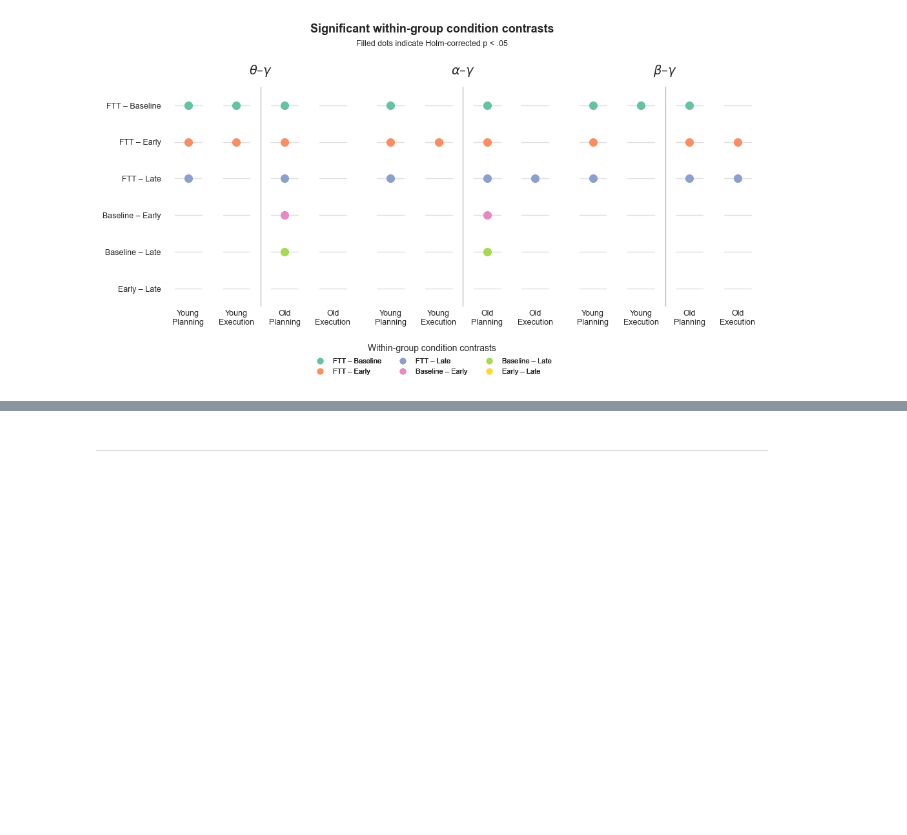
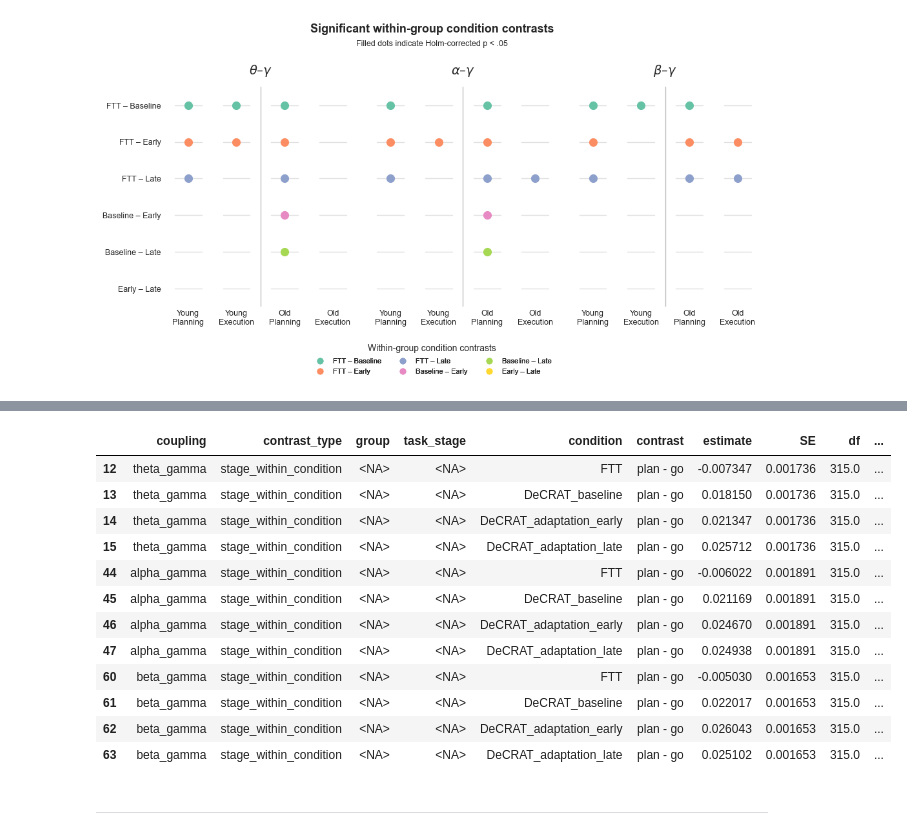
Before and after one commit to bonokat/motor_pac_aging, a Jupyter notebook: notebooks/4. PLOTS_MANUSCRIPT_erpac_lmm_no_roi.ipynb, the cells around one changed output, grey strips where cells are left out. Saved outputs shown, nothing was run; the diff lists cells and outputs as text; code cells hidden in the pictures; blank space fills up the shorter version.

```diff
--- a/notebooks/PLOTS_MANUSCRIPT_erpac_lmm_no_roi.ipynb
+++ b/notebooks/4. PLOTS_MANUSCRIPT_erpac_lmm_no_roi.ipynb
@@ -1098,3 +1373,19 @@ plt.show()
+# %%
+d
+# %% [output]
+|  | coupling | contrast_type | group | task_stage | condition | contrast | estimate | SE | df | ... |
+| 12 | theta_gamma | stage_within_condition | <NA> | <NA> | FTT | plan - go | -0.007347 | 0.001736 | 315.0 | ... |
+| 13 | theta_gamma | stage_within_condition | <NA> | <NA> | DeCRAT_baseline | plan - go | 0.018150 | 0.001736 | 315.0 | ... |
+| 14 | theta_gamma | stage_within_condition | <NA> | <NA> | DeCRAT_adaptation_early | plan - go | 0.021347 | 0.001736 | 315.0 | ... |
+| 15 | theta_gamma | stage_within_condition | <NA> | <NA> | DeCRAT_adaptation_late | plan - go | 0.025712 | 0.001736 | 315.0 | ... |
+| 44 | alpha_gamma | stage_within_condition | <NA> | <NA> | FTT | plan - go | -0.006022 | 0.001891 | 315.0 | ... |
+| 45 | alpha_gamma | stage_within_condition | <NA> | <NA> | DeCRAT_baseline | plan - go | 0.021169 | 0.001891 | 315.0 | ... |
+| 46 | alpha_gamma | stage_within_condition | <NA> | <NA> | DeCRAT_adaptation_early | plan - go | 0.024670 | 0.001891 | 315.0 | ... |
+| 47 | alpha_gamma | stage_within_condition | <NA> | <NA> | DeCRAT_adaptation_late | plan - go | 0.024938 | 0.001891 | 315.0 | ... |
+| 60 | beta_gamma | stage_within_condition | <NA> | <NA> | FTT | plan - go | -0.005030 | 0.001653 | 315.0 | ... |
+| 61 | beta_gamma | stage_within_condition | <NA> | <NA> | DeCRAT_baseline | plan - go | 0.022017 | 0.001653 | 315.0 | ... |
+| 62 | beta_gamma | stage_within_condition | <NA> | <NA> | DeCRAT_adaptation_early | plan - go | 0.026043 | 0.001653 | 315.0 | ... |
+| 63 | beta_gamma | stage_within_condition | <NA> | <NA> | DeCRAT_adaptation_late | plan - go | 0.025102 | 0.001653 | 315.0 | ... |
 # %% [markdown]
 _________________________________
 # %% [markdown]
```
Also changed, not shown: parts of 2 cells of this notebook, 32 other files.
